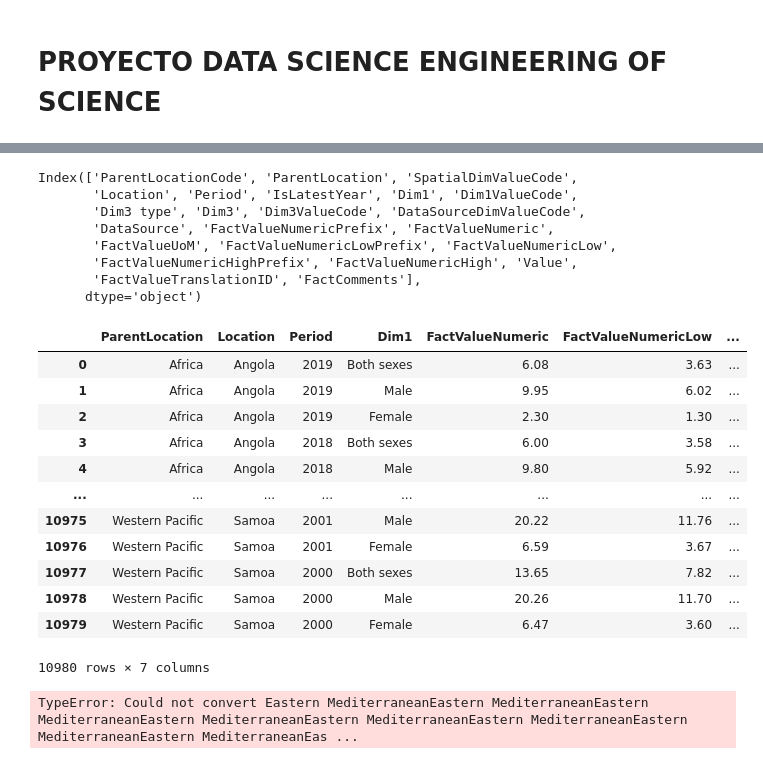
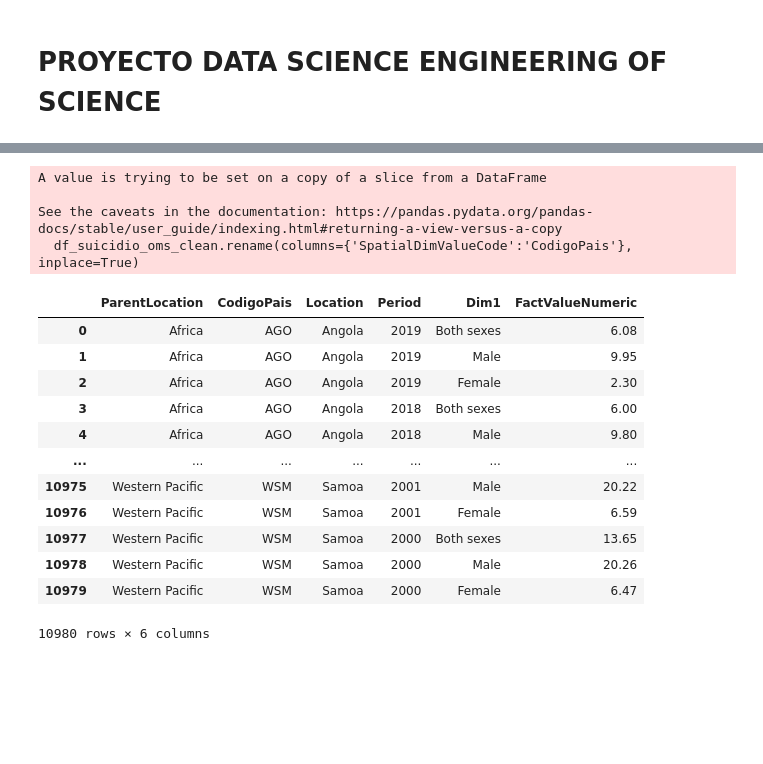
Before and after one commit to mardrouilly/Proyecto-I.C.D.-Grupo-2, a Jupyter notebook: Project_df.ipynb, the cells around one changed output, grey strips where cells are left out. Saved outputs shown, nothing was run; the diff lists cells and outputs as text; code cells hidden in the pictures; blank space fills up the shorter version.

```diff
--- a/Project_df.ipynb
+++ b/Project_df.ipynb
@@ -28,7 +36,4 @@ ingresos_mundo
 # %%
 df_suicidio_oms= pd.read_excel('Datos/data.xlsx',skiprows=2)
-df_suicidio_oms.info
-
 pd.set_option('display.max_columns', None)
-df_suicidio_oms.dropna(thresh=0.2) #Eliminar NaN
-df_suicidio_oms.head(10).columns[0]
+df_suicidio_oms.dropna(thresh=0.2, inplace=True)
@@ -54,4 +39,0 @@ df_cc
-# %%
-#eliminamos las columnas constantes ya que podrian ser ineficientes en terminos de memoria
-df_suicidio_oms.drop(columnas_constantes,axis=1,inplace=True)
-df_suicidio_oms
@@ -72,40 +40,22 @@ df_suicidio_oms
-# %%
-#de la misma manera podemos ver que las columnas
-df_suicidio_oms.columns
-# %% [output]
-Index(['ParentLocationCode', 'ParentLocation', 'SpatialDimValueCode',
-       'Location', 'Period', 'IsLatestYear', 'Dim1', 'Dim1ValueCode',
-       'Dim3 type', 'Dim3', 'Dim3ValueCode', 'DataSourceDimValueCode',
-       'DataSource', 'FactValueNumericPrefix', 'FactValueNumeric',
-       'FactValueUoM', 'FactValueNumericLowPrefix', 'FactValueNumericLow',
-       'FactValueNumericHighPrefix', 'FactValueNumericHigh', 'Value',
-       'FactValueTranslationID', 'FactComments'],
-      dtype='object')
 # %%
-df_suicidio_oms_clean=df_suicidio_oms[['ParentLocation','Location','Period','Dim1','FactValueNumeric', 'FactValueNumericLow', 'FactValueNumericHigh']]
-df_suicidio_oms_clean
+df_suicidio_oms_clean=df_suicidio_oms[['ParentLocation','SpatialDimValueCode','Location','Period','Dim1','FactValueNumeric']]
+#renomvramos la columna spatialdimvaluecode por codigo pais
+df_suicidio_oms_clean.rename(columns={'SpatialDimValueCode':'CodigoPais'}, inplace=True)
 # %% [output]
+A value is trying to be set on a copy of a slice from a DataFrame
+
+See the caveats in the documentation: https://pandas.pydata.org/pandas-docs/stable/user_guide/indexing.html#returning-a-view-versus-a-copy
+  df_suicidio_oms_clean.rename(columns={'SpatialDimValueCode':'CodigoPais'}, inplace=True)
-|  | ParentLocation | Location | Period | Dim1 | FactValueNumeric | FactValueNumericLow | ... |
-| 0 | Africa | Angola | 2019 | Both sexes | 6.08 | 3.63 | ... |
-| 1 | Africa | Angola | 2019 | Male | 9.95 | 6.02 | ... |
-| 2 | Africa | Angola | 2019 | Female | 2.30 | 1.30 | ... |
-| 3 | Africa | Angola | 2018 | Both sexes | 6.00 | 3.58 | ... |
-| 4 | Africa | Angola | 2018 | Male | 9.80 | 5.92 | ... |
-| ... | ... | ... | ... | ... | ... | ... | ... |
-| 10975 | Western Pacific | Samoa | 2001 | Male | 20.22 | 11.76 | ... |
-| 10976 | Western Pacific | Samoa | 2001 | Female | 6.59 | 3.67 | ... |
-| 10977 | Western Pacific | Samoa | 2000 | Both sexes | 13.65 | 7.82 | ... |
-| 10978 | Western Pacific | Samoa | 2000 | Male | 20.26 | 11.70 | ... |
-| 10979 | Western Pacific | Samoa | 2000 | Female | 6.47 | 3.60 | ... |
+|  | ParentLocation | CodigoPais | Location | Period | Dim1 | FactValueNumeric |
+| 0 | Africa | AGO | Angola | 2019 | Both sexes | 6.08 |
+| 1 | Africa | AGO | Angola | 2019 | Male | 9.95 |
+| 2 | Africa | AGO | Angola | 2019 | Female | 2.30 |
+| 3 | Africa | AGO | Angola | 2018 | Both sexes | 6.00 |
+| 4 | Africa | AGO | Angola | 2018 | Male | 9.80 |
+| ... | ... | ... | ... | ... | ... | ... |
+| 10975 | Western Pacific | WSM | Samoa | 2001 | Male | 20.22 |
+| 10976 | Western Pacific | WSM | Samoa | 2001 | Female | 6.59 |
+| 10977 | Western Pacific | WSM | Samoa | 2000 | Both sexes | 13.65 |
+| 10978 | Western Pacific | WSM | Samoa | 2000 | Male | 20.26 |
+| 10979 | Western Pacific | WSM | Samoa | 2000 | Female | 6.47 |
-10980 rows × 7 columns
+10980 rows × 6 columns
-# %%
-# Agrupar por país
-df_suicidio_oms_clean_por_pais = df_suicidio_oms_clean.groupby("Location")
-
-# Calcular el promedio de los datos
-df_suicidio_oms_clean_promedio = df_suicidio_oms_clean_por_pais.agg(np.mean)
-
-# Imprimir los datos
-df_suicidio_oms_clean_promedio.head(10)
-# %% [output]
-TypeError: Could not convert Eastern MediterraneanEastern MediterraneanEastern MediterraneanEastern MediterraneanEastern MediterraneanEastern MediterraneanEastern MediterraneanEastern MediterraneanEas ...
```
Also changed, not shown: parts of 15 cells of this notebook.
